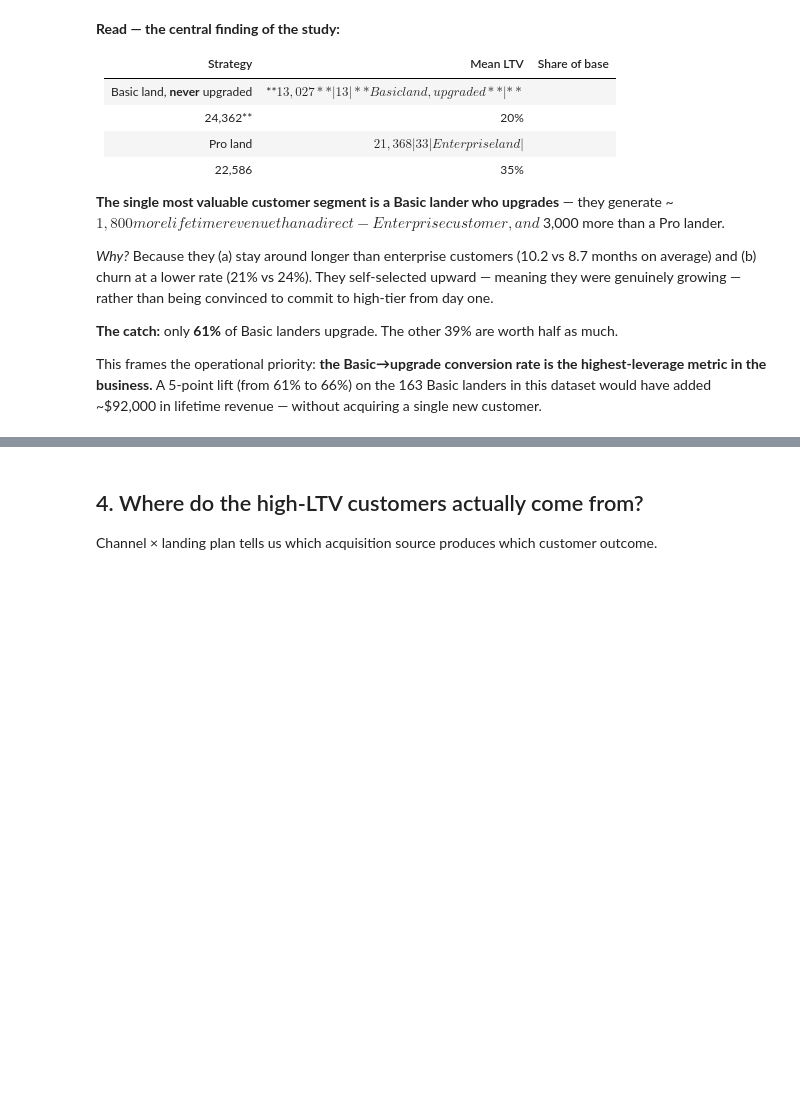
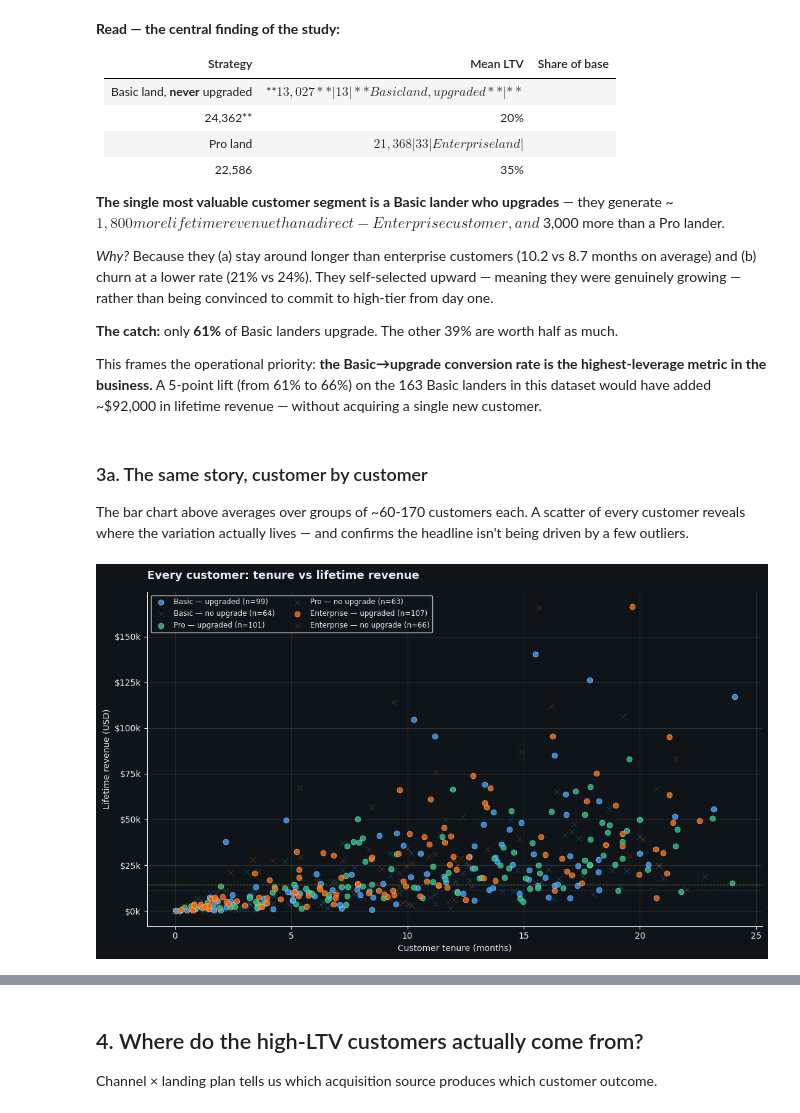
Before and after one commit to namikakmandev/namikakmandev.github.io, a Jupyter notebook: assets/saas-study/notebooks/05_pricing_strategy.ipynb, the cells around one changed output, grey strips where cells are left out. Saved outputs shown, nothing was run; the diff lists cells and outputs as text; code cells hidden in the pictures; blank space fills up the shorter version.

```diff
--- a/assets/saas-study/notebooks/05_pricing_strategy.ipynb
+++ b/assets/saas-study/notebooks/05_pricing_strategy.ipynb
@@ -196,3 +196,37 @@ strat_df.assign(
 **The catch:** only **61%** of Basic landers upgrade. The other 39% are worth half as much.
 
 This frames the operational priority: **the Basic→upgrade conversion rate is the highest-leverage metric in the business.** A 5-point lift (from 61% to 66%) on the 163 Basic landers in this dataset would have added ~$92,000 in lifetime revenue — without acquiring a single new customer.
+# %% [markdown]
+### 3a. The same story, customer by customer
+
+The bar chart above averages over groups of ~60-170 customers each. A scatter of every customer reveals where the variation actually lives — and confirms the headline isn't being driven by a few outliers.
+# %%
+fig, ax = plt.subplots(figsize=(11, 6.5))
+plan_colors = {'Basic': BRAND_BLUE, 'Pro': BRAND_GREEN, 'Enterprise': BRAND_ORANGE}
+
+for plan in plan_order:
+    for upgraded, marker, alpha, label_suffix in [
+        (True,  'o', 0.85, 'upgraded'),
+        (False, 'x', 0.55, 'no upgrade'),
+    ]:
+        sub = per_acc[(per_acc['landing_plan'] == plan) & (per_acc['upgraded'] == upgraded)]
+        if len(sub) == 0: continue
+        ax.scatter(sub['tenure_months'], sub['total_revenue'],
+                   s=42, c=plan_colors[plan], marker=marker,
+                   alpha=alpha, edgecolors=FG_LIGHT if upgraded else 'none', linewidth=0.4,
+                   label=f'{plan} — {label_suffix} (n={len(sub)})')
+
+for plan in plan_order:
+    g = per_acc[per_acc['landing_plan'] == plan]
+    ax.axhline(g['total_revenue'].median(), color=plan_colors[plan], linestyle='--', linewidth=0.7, alpha=0.35)
+
+ax.set_xlabel('Customer tenure (months)')
+ax.set_ylabel('Lifetime revenue (USD)')
+ax.set_title('Every customer: tenure vs lifetime revenue', loc='left', pad=15)
+ax.grid(True, alpha=0.12, color=FG_LIGHT)
+ax.yaxis.set_major_formatter(plt.FuncFormatter(lambda x, _: f'${x/1000:.0f}k'))
+ax.legend(facecolor=BG_DARK, edgecolor=FG_LIGHT, labelcolor=FG_LIGHT,
+          loc='upper left', fontsize=8.5, ncol=2, framealpha=0.85)
+plt.tight_layout(); plt.show()
+# %% [output]
+[figure, added]
```
Also changed, not shown: parts of 1 cell of this notebook, 3 other files.
